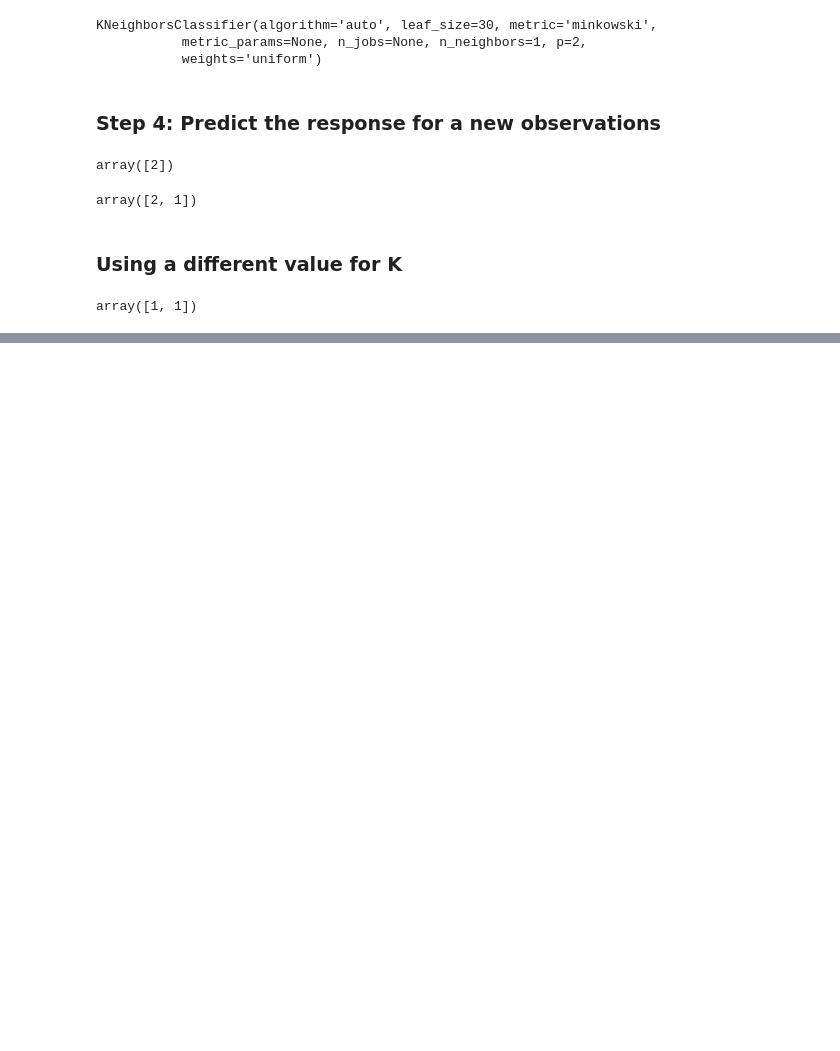
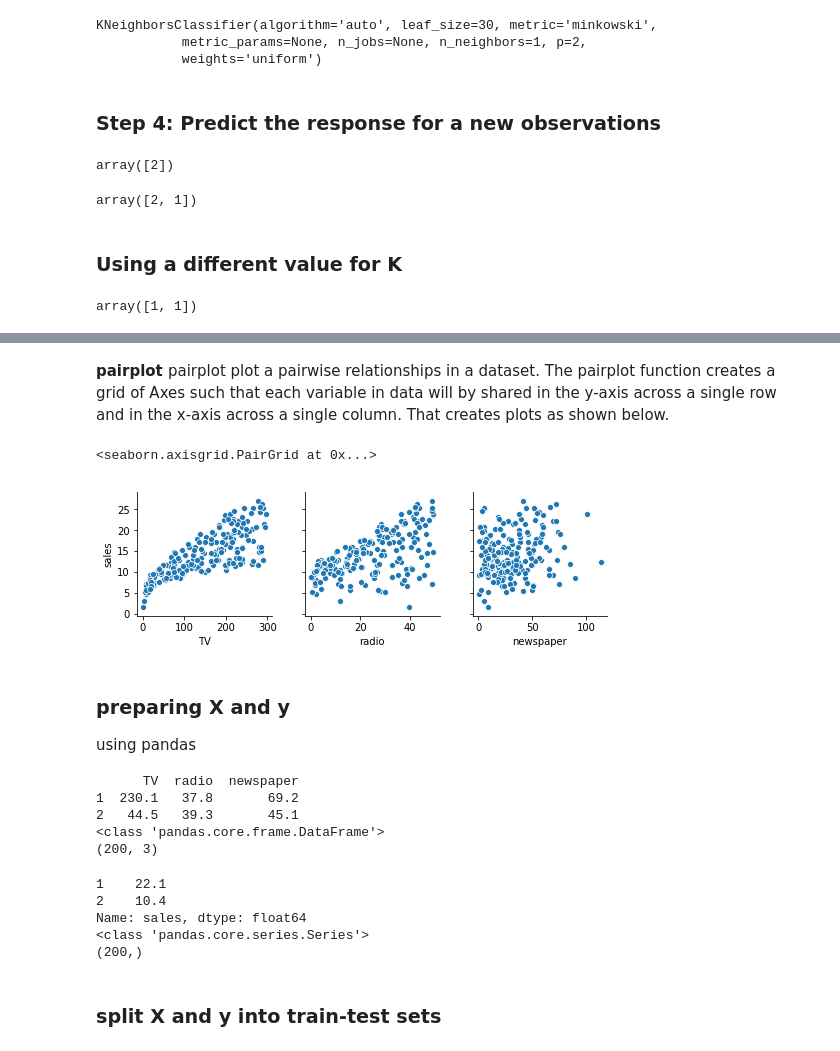
Before and after one commit to chezydan/pytopics, a Jupyter notebook: ML by dataschool.ipynb, the cells around one changed output, grey strips where cells are left out. Drawn from its saved outputs; the diff is of its cells as text; code cells hidden in the pictures; blank space fills up the shorter version.

```diff
--- a/ML by dataschool.ipynb
+++ b/ML by dataschool.ipynb
@@ -89,0 +294,42 @@ array([1, 1])
+# %% [markdown]
+<strong> pairplot </strong>
+pairplot plot a pairwise relationships in a dataset. The pairplot function creates a grid of Axes such that each variable in data will by shared in the y-axis across a single row and in the x-axis across a single column. That creates plots as shown below.
+# %%
+#visualize the relationship between  the features and response using scatterplots
+sns.pairplot(data, x_vars=['TV','radio','newspaper'], y_vars='sales')
+# %% [output]
+<seaborn.axisgrid.PairGrid at 0x...>
+[figure, added]
+# %% [markdown]
+<h3> preparing X and y </h3>
+using pandas
+# %%
+#create a python list of feature names
+feature_cols = ['TV', 'radio', 'newspaper']
+#use the list to select a subset of the original dataframe
+X= data[feature_cols]
+#equivalent command to do this in one line
+X=data[['TV','radio', 'newspaper']]
+#pint first lines
+print(X.head(2))
+print(type(X))
+print(X.shape)
+# %% [output]
+      TV  radio  newspaper
+1  230.1   37.8       69.2
+2   44.5   39.3       45.1
+<class 'pandas.core.frame.DataFrame'>
+(200, 3)
+# %%
+y=data['sales']
+print(y.head(2))
+print(type(y))
+print(y.shape)
+# %% [output]
+1    22.1
+2    10.4
+Name: sales, dtype: float64
+<class 'pandas.core.series.Series'>
+(200,)
+# %% [markdown]
+<h3> split X and y into train-test sets </h3>
```
Also changed, not shown: parts of 158 cells of this notebook, 7 other files.
